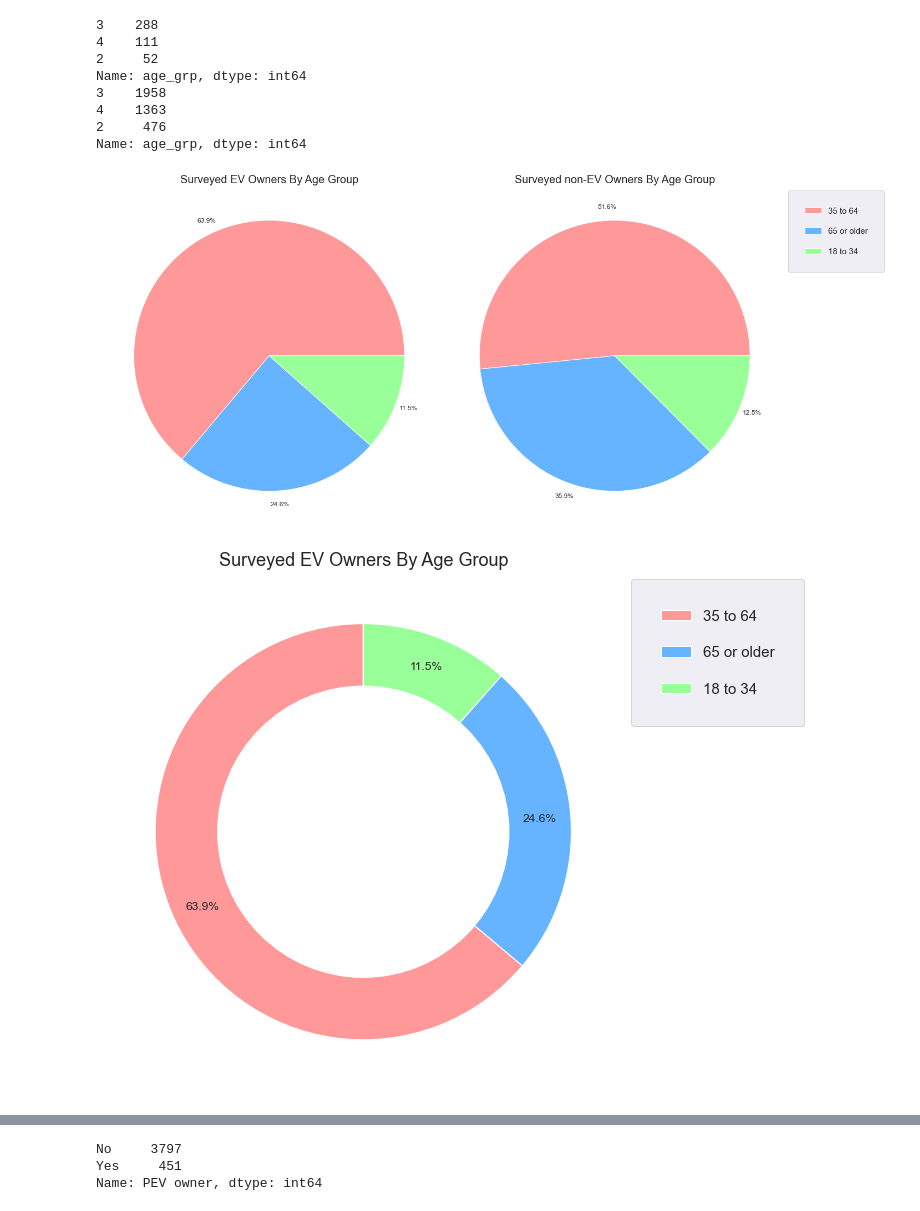
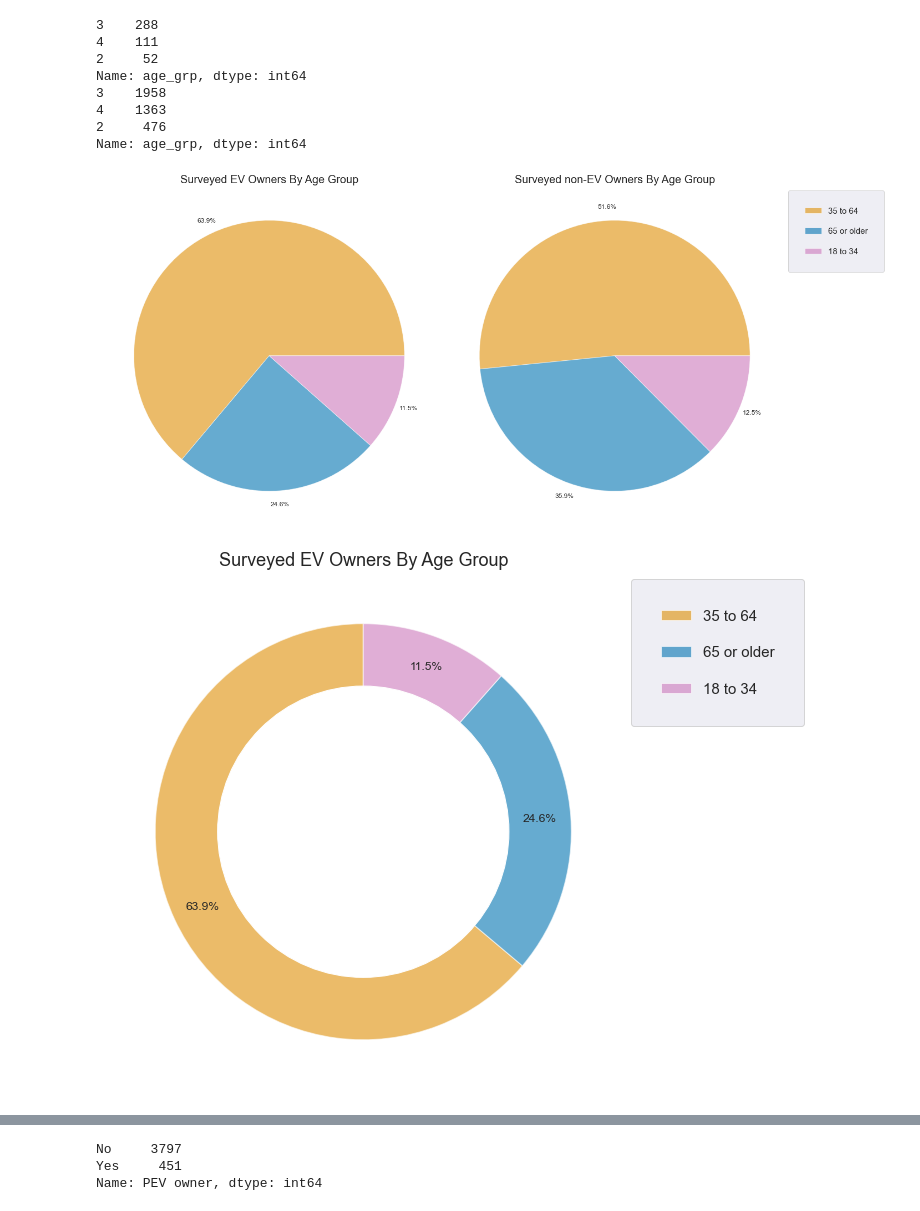
Before and after one commit to RussellShelley/Energy_Analysis, a Jupyter notebook: Visualization/Python Visuals.ipynb, the cells around one changed output, grey strips where cells are left out. Cells and saved outputs as stored; diff of their text form; code cells hidden in the pictures.

```diff
--- a/Visualization/Python Visuals.ipynb
+++ b/Visualization/Python Visuals.ipynb
@@ -510,20 +510,20 @@ Name: age_grp, dtype: int64
 # %%
 fig, (ax1,ax2) = plt.subplots(1,2,figsize=(20,20)) #ax1,ax2 refer to your two pies
 labels=  "35 to 64 ","65 or older","18 to 34"
 
 values =(owner_merged_df['age_grp'].value_counts())
-colors = ['#ff9999','#66b3ff','#99ff99','#ffcc99']
-ax1.pie( values,autopct = '%1.1f%%',pctdistance=1.1, labeldistance=1.2,colors=colors) #plot first pie
+colors = ['#de8f05','#0173b2','#cc78bc']
+ax1.pie( values,wedgeprops={'alpha':0.6},autopct = '%1.1f%%',pctdistance=1.1, labeldistance=1.2,colors=colors) #plot first pie
 ax1.set_title('Surveyed EV Owners By Age Group', fontsize=20)
 
 values =(nonowner_merged_df['age_grp'].value_counts())
-colors = ['#ff9999','#66b3ff','#99ff99','#ffcc99']
-ax2.pie(values,autopct = '%1.1f%%',pctdistance=1.1, labeldistance=1.2,colors=colors) #plot first pie
+colors = ['#de8f05','#0173b2','#cc78bc']
+ax2.pie(values,wedgeprops={'alpha':0.6},autopct = '%1.1f%%',pctdistance=1.1, labeldistance=1.2,colors=colors) #plot first pie
 ax2.set_title('Surveyed non-EV Owners By Age Group', fontsize=20)
 ax2.legend(labels,bbox_to_anchor=(1, 1),borderpad=2,labelspacing=1.5,prop={"size":15})
 plt.tight_layout()
 # %% [output]
-[figure, old version]
+[figure, new version]
 # %%
 #Age displayed as donut!
 # Pie chart
@@ -531,11 +531,11 @@ fig, ax = plt.subplots(1,figsize=(10,10)) #ax1,ax2 refer to your two pies
 labels = ["35 to 64 ","65 or older","18 to 34"]
 values =(owner_merged_df['age_grp'].value_counts())
 #colors
-colors = ['#ff9999','#66b3ff','#99ff99','#ffcc99']
+colors = ['#de8f05','#0173b2','#cc78bc']
 #explsion
 explode = (0.0,0.0,0.00)
 
-ax.pie(values, colors = colors, autopct='%1.1f%%', startangle=90, pctdistance=0.85)
+ax.pie(values, colors = colors,wedgeprops={'alpha':0.6},autopct='%1.1f%%', startangle=90, pctdistance=0.85)
 ax.set_title('Surveyed EV Owners By Age Group', fontsize=18)
 #draw circle
 centre_circle = plt.Circle((0,0),0.70,fc='white')
@@ -547,7 +547,7 @@ ax.legend(labels,bbox_to_anchor=(1, 1),borderpad=2,labelspacing=1.5,prop={"size"
 plt.tight_layout()
 plt.show()
 # %% [output]
-[figure, old version]
+[figure, new version]
 # %%
 fig, ax = plt.subplots(1,figsize=(10,10)) #ax1,ax2 refer to your two pies
 labels = ["35 to 64 ","65 or older","18 to 34"]
```
Also changed, not shown: parts of 39 cells of this notebook, 13 other files.
